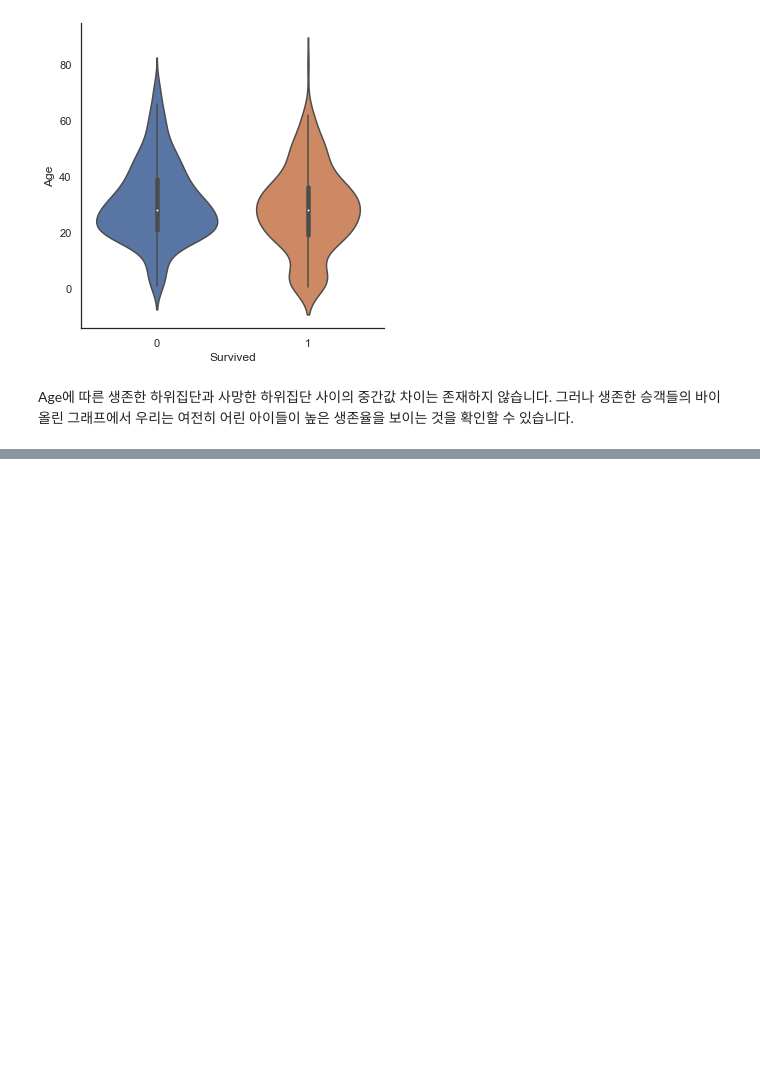
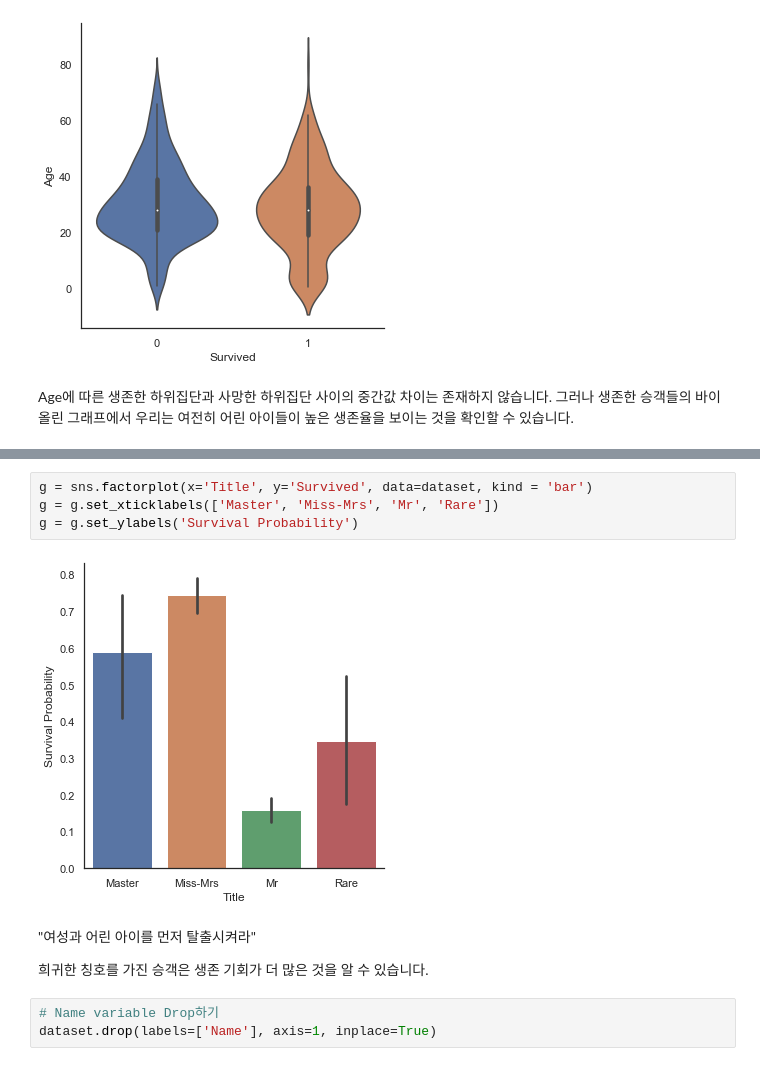
Before and after one commit to brstar96/KaggleKernelTranscription, a Jupyter notebook: 01- Titanic_Top_4%_with_ensemble_modeling/Titanic_Top_4%_with_ensemble_modeling.ipynb, the cells around one changed output, grey strips where cells are left out. Saved outputs shown, nothing was run; the diff lists cells and outputs as text; blank space fills up the shorter version.

```diff
--- a/01- Titanic_Top_4%_with_ensemble_modeling/Titanic_Top_4%_with_ensemble_modeling.ipynb
+++ b/01- Titanic_Top_4%_with_ensemble_modeling/Titanic_Top_4%_with_ensemble_modeling.ipynb
@@ -513,0 +558,13 @@ Age에 따른 생존한 하위집단과 사망한 하위집단 사이의 중간
+# %%
+g = sns.factorplot(x='Title', y='Survived', data=dataset, kind = 'bar')
+g = g.set_xticklabels(['Master', 'Miss-Mrs', 'Mr', 'Rare'])
+g = g.set_ylabels('Survival Probability')
+# %% [output]
+[figure, added]
+# %% [markdown]
+"여성과 어린 아이를 먼저 탈출시켜라"
+
+희귀한 칭호를 가진 승객은 생존 기회가 더 많은 것을 알 수 있습니다.
+# %%
+# Name variable Drop하기
+dataset.drop(labels=['Name'], axis=1, inplace=True)
```
Also changed, not shown: parts of 49 cells of this notebook.
